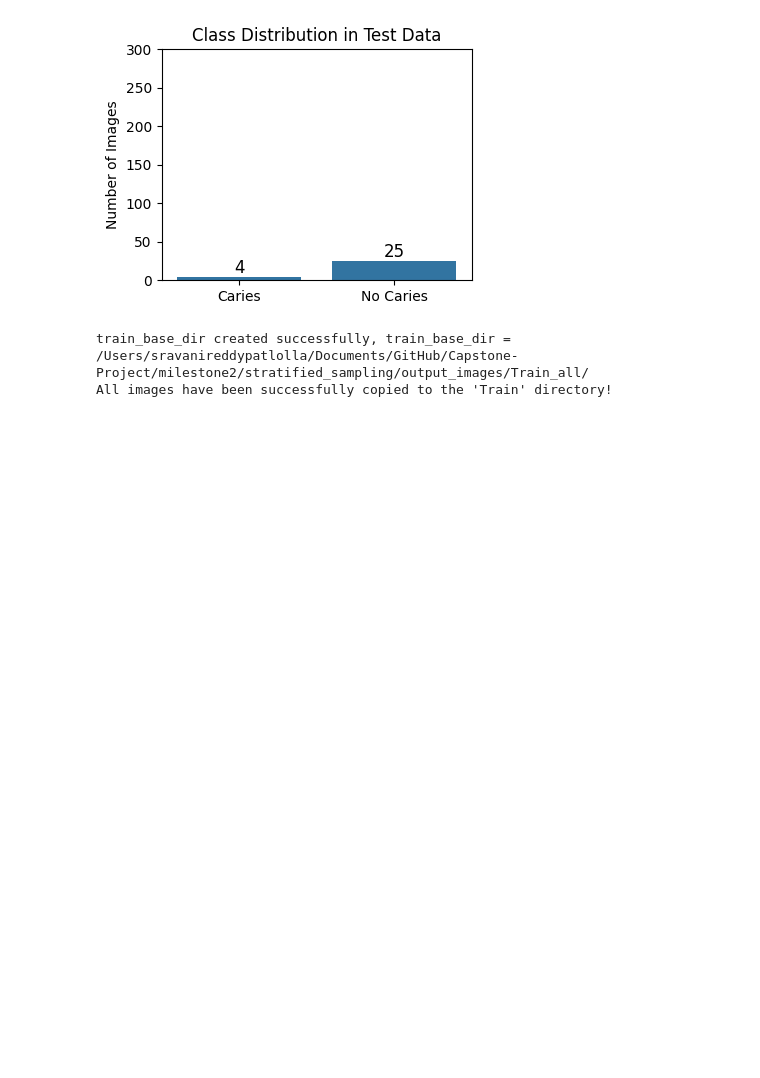
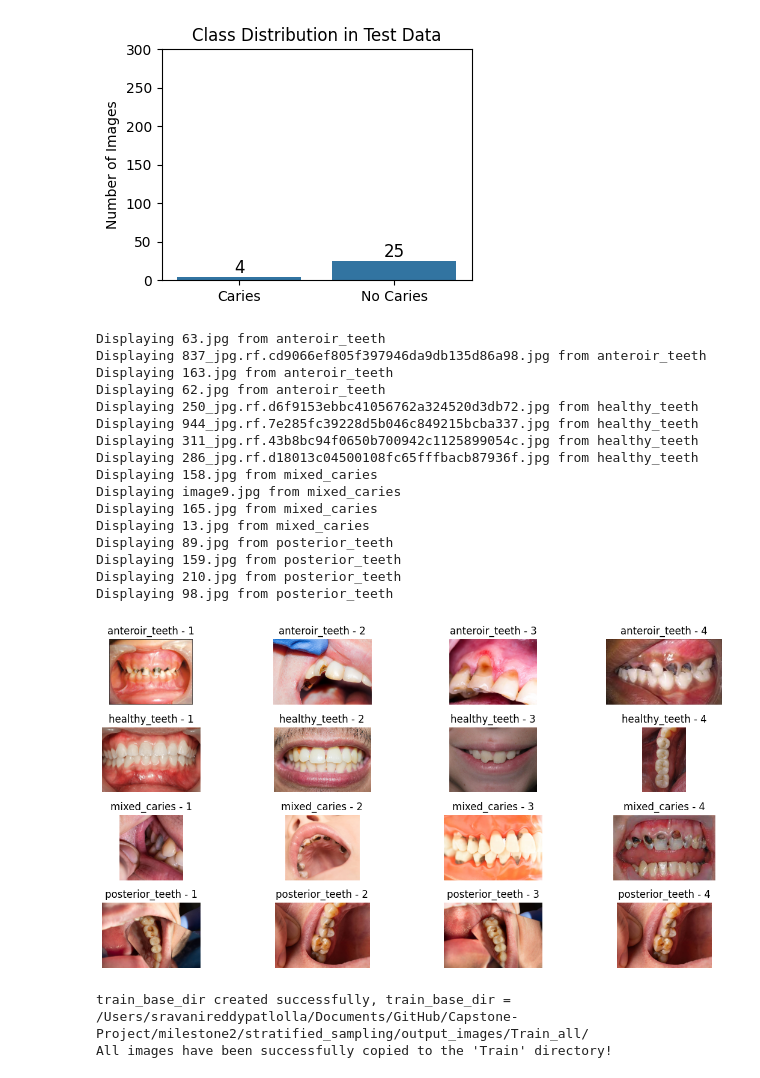
Before and after one commit to daunkim18/Capstone-Project, a Jupyter notebook: milestone2/labelling.ipynb, the cells around one changed output. Drawn from its saved outputs; the diff is of its cells as text; code cells hidden in the pictures; blank space fills up the shorter version.

Commit message:
Displaying the images from different folders

```diff
--- a/milestone2/labelling.ipynb
+++ b/milestone2/labelling.ipynb
@@ -135,6 +135,63 @@ plt.show()
 # %% [output]
 [figure]
 [figure]
+# %%
+import os
+import matplotlib.pyplot as plt
+from PIL import Image
+
+def display_samples_from_folders(directory, class_names):
+    plt.figure(figsize=(12, 6))
+
+    # Just checking for 4 folders
+    for idx, class_name in enumerate(class_names):
+        # Constructing the path to the class folder
+        class_folder = os.path.join(directory, class_name)
+        image_files = os.listdir(class_folder)
+
+        # just for 4 images
+        for i in range(4):
+
+            image_filename = image_files[i]
+            print(f"Displaying {image_filename} from {class_name}")
+            image_path = os.path.join(class_folder, image_filename)
+            img = Image.open(image_path)
+
+            # Plotting the image in a subplot
+            plt.subplot(len(class_names), 4, idx * 4 + i + 1)
+            plt.imshow(img)
+            plt.title(f"{class_name} - {i+1}")
+            plt.axis('off')
+
+    plt.tight_layout()
+    plt.show()
+
+# Assuming train_dir is the main directory that contains class folders like 'caries', 'without_caries', etc.
+train_dir = '/Users/sravanireddypatlolla/Documents/GitHub/Capstone-Project/milestone2/stratified_sampling/output_images/train/'  # Modify with your actual path
+
+# List of folder names representing different classes
+class_names = ['anteroir_teeth', 'healthy_teeth', 'mixed_caries', 'posterior_teeth']  # Add more class names if necessary
+
+# Call the function to display 4 images from each folder
+display_samples_from_folders(train_dir, class_names)
+# %% [output]
+Displaying 63.jpg from anteroir_teeth
+Displaying 837_jpg.rf.cd9066ef805f397946da9db135d86a98.jpg from anteroir_teeth
+Displaying 163.jpg from anteroir_teeth
+Displaying 62.jpg from anteroir_teeth
+Displaying 250_jpg.rf.d6f9153ebbc41056762a324520d3db72.jpg from healthy_teeth
+Displaying 944_jpg.rf.7e285fc39228d5b046c849215bcba337.jpg from healthy_teeth
+Displaying 311_jpg.rf.43b8bc94f0650b700942c1125899054c.jpg from healthy_teeth
+Displaying 286_jpg.rf.d18013c04500108fc65fffbacb87936f.jpg from healthy_teeth
+Displaying 158.jpg from mixed_caries
+Displaying image9.jpg from mixed_caries
+Displaying 165.jpg from mixed_caries
+Displaying 13.jpg from mixed_caries
+Displaying 89.jpg from posterior_teeth
+Displaying 159.jpg from posterior_teeth
+Displaying 210.jpg from posterior_teeth
+Displaying 98.jpg from posterior_teeth
+[figure, added]
 # %%
 import os
 import shutil
```
Also changed, not shown: parts of 1 cell of this notebook.
